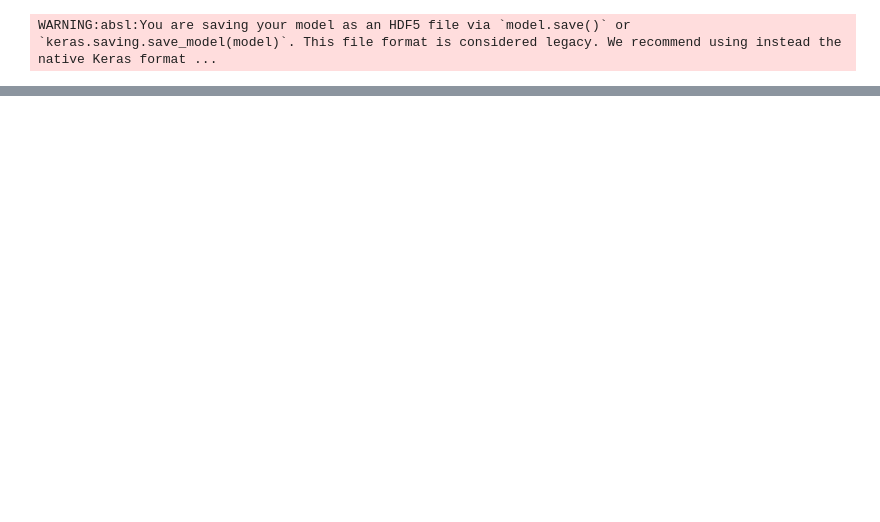
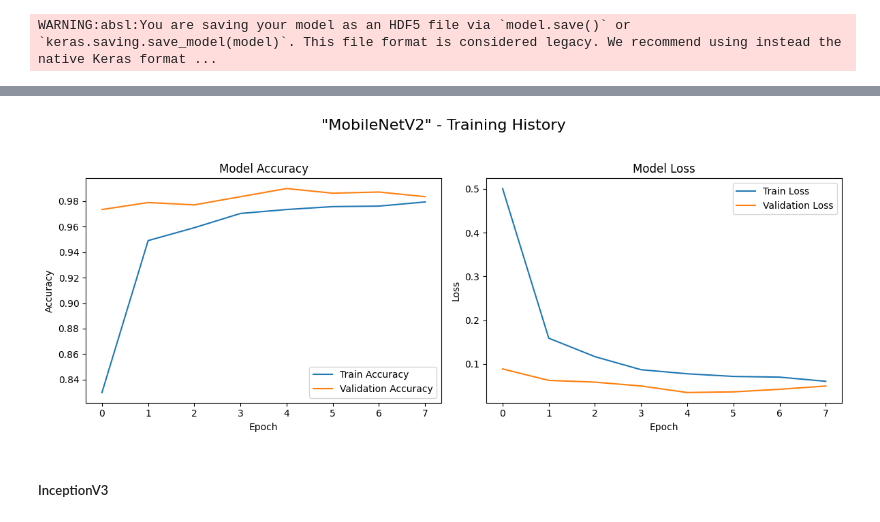
Before and after one commit to AswiniSivaraman/project_image_classification, a Jupyter notebook: fish_image_classification.ipynb, the cells around one changed output, grey strips where cells are left out. Cells and saved outputs as stored; diff of their text form; code cells hidden in the pictures; blank space fills up the shorter version.

```diff
--- a/fish_image_classification.ipynb
+++ b/fish_image_classification.ipynb
@@ -328,0 +683,7 @@ efficientnet_model, efficientnet_history = build_and_train_model(EfficientNetB0,
+# %%
+# Visualize Training History
+plot_history(mobilenet_history, "MobileNetV2")
+# %% [output]
+[figure, added]
+# %% [markdown]
+##### InceptionV3
```
Also changed, not shown: parts of 50 cells of this notebook, 2 other files.
